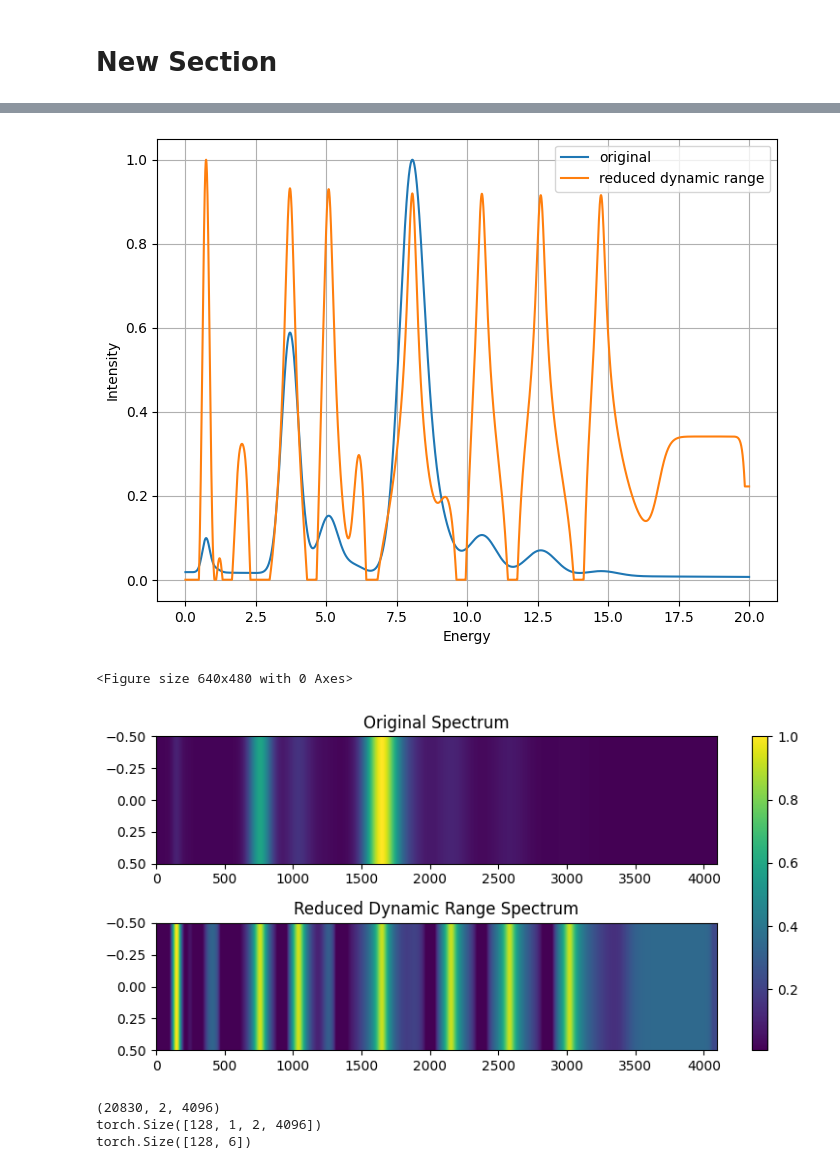
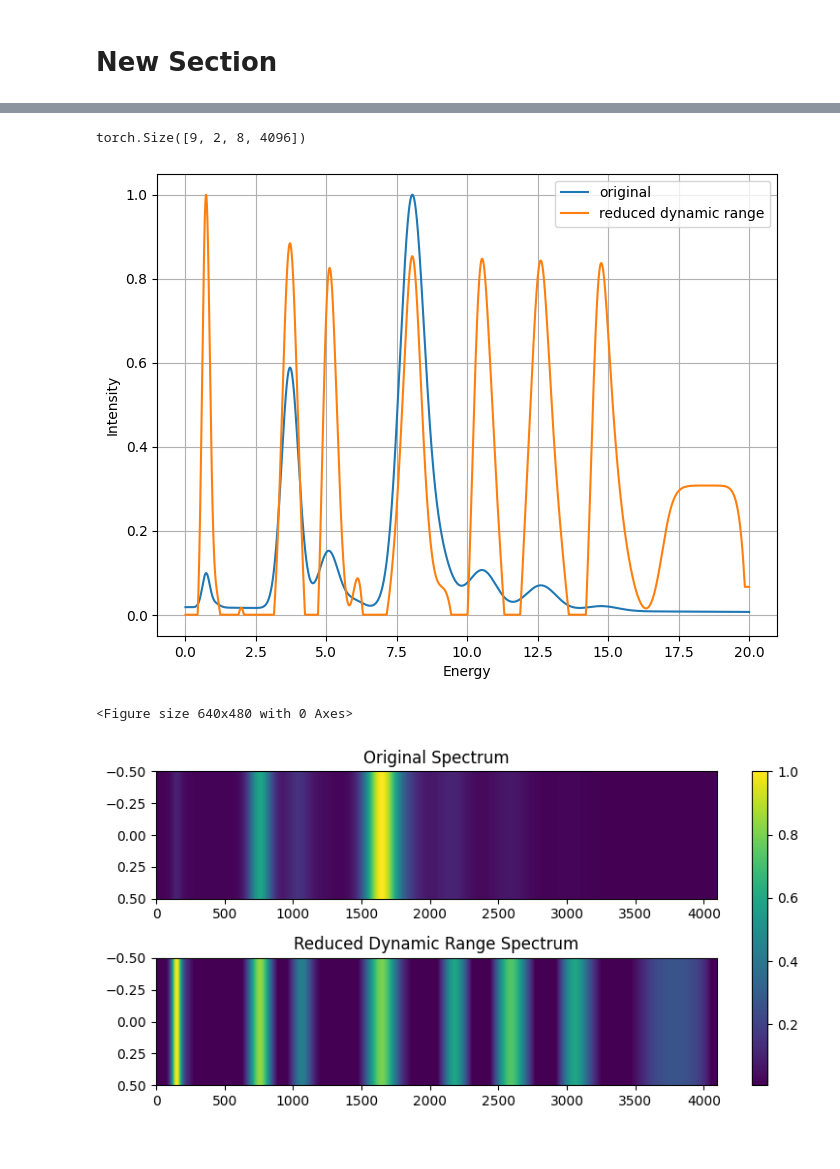
Before and after one commit to erzar0/masters-thesis, a Jupyter notebook: proof_of_concept_dev.ipynb, the cells around one changed output, grey strips where cells are left out. Drawn from its saved outputs; the diff is of its cells as text; code cells hidden in the pictures.

```diff
--- a/proof_of_concept_dev.ipynb
+++ b/proof_of_concept_dev.ipynb
@@ -467,77 +540,44 @@ class TransformerBlock(nn.Module):
+# %%
+for x_batch, y_batch in train_loader:
+    print(x_batch.shape)
+# %% [output]
+torch.Size([9, 2, 8, 4096])
 # %%
+
 energy_range = np.linspace(TrainDataGenerator.MIN_ENERGY, TrainDataGenerator.MAX_ENERGY, TrainDataGenerator.CHANNELS_COUNT)
 sample, target = TrainDataGenerator.generate_sample(energy_range
                                                     , selected_elements = ["ca", "cu", "pb"]
                                                     , element_percentages = [0.6, 1, 0.1]
                                                     , mu_err_global = 0
                                                     , mu_max_err = 0
                                                     , sigma_max_err = 0
                                                     , scale_sigma = 1
                                                     , set_percentages = False)
 
 plt.figure(figsize=(8, 6))
 plt.plot(energy_range, sample, label="original")
-plt.plot(energy_range, FeatureEnhancmentUtils.reduced_dynamic_range(sample, 32), label="reduced dynamic range")
+plt.plot(energy_range, FeatureEnhancmentUtils.reduced_dynamic_range(sample, 64), label="reduced dynamic range")
 plt.grid(True)
 plt.xlabel("Energy")
 plt.ylabel("Intensity")
 plt.legend()
 plt.savefig("spectra_plot.svg")
 
+
+
 plt.figure(2)
-
 fig, ax = plt.subplots(2, 1, figsize=(8, 4))
 
 im = ax[0].imshow(np.expand_dims(sample, axis=0), label="original", aspect="auto")
 ax[0].set_title('Original Spectrum')
 
-ax[1].imshow(np.expand_dims(FeatureEnhancmentUtils.reduced_dynamic_range(sample, 32), axis=0), label="original", aspect="auto")
+ax[1].imshow(np.expand_dims(FeatureEnhancmentUtils.reduced_dynamic_range(sample, 128), axis=0), label="original", aspect="auto")
 ax[1].set_title('Reduced Dynamic Range Spectrum')
 
 plt.tight_layout()
 plt.colorbar(im, ax=ax)
 plt.savefig("spectra_heatmaps.svg")
 # %% [output]
-[figure, old version]
+[figure, new version]
 <Figure size 640x480 with 0 Axes>
-[figure, old version]
+[figure, new version]
-# %%
-DEVICE = "cuda" if torch.cuda.is_available() else "cpu"
-BATCH_SIZE = 128
-
-X, y = TrainDataGenerator.generate_artificial_data(samples=25000, max_elements_per_sample=5, mu_max_err=0.0, mu_max_err_global=0.0, sigma_max_err=0.0, use_percentages=False, cache_element_samples=True, extended_features=True)
-print(X.shape)
-
-
-X_train, X_valid, y_train, y_valid = train_test_split(X, y, train_size=0.9, shuffle=True)
-train_loader = EvaluationUtils.create_dataloader(X_train, y_train, DEVICE, batch_size=BATCH_SIZE, shuffle=True)
-valid_loader = EvaluationUtils.create_dataloader(X_valid, y_valid, DEVICE, batch_size=BATCH_SIZE, shuffle=True)
-
-for X_batch, y_batch in train_loader:
-    print(X_batch.shape)
-    print(y_batch.shape)
-    break
-
-
-input_size = TrainDataGenerator.CHANNELS_COUNT
-num_classes = len(ElementLines.ELEMENT_LINES.keys())
-num_feature_vectors = 2
-patch_width = 16
-patch_size = (num_feature_vectors, patch_width)
-embed_dim = 64
-num_heads = 4
-num_layers = 6
-hidden_dim = 4 * embed_dim
-dropout_rate = 0.1
-
-model = VisionTransformer(input_size, patch_size, embed_dim, num_heads, num_classes, num_layers, hidden_dim, dropout_rate).to(DEVICE)
-
-pytorch_total_params = sum(p.numel() for p in model.parameters())
-
-# graph = draw_graph(model, input_size=(128, 1, 2, 4096), expand_nested=True, depth=1)
-# graphviz.set_jupyter_format('png')
-# graph.visual_graph
-# %% [output]
-(20830, 2, 4096)
-torch.Size([128, 1, 2, 4096])
-torch.Size([128, 6])
```
Also changed, not shown: parts of 14 cells of this notebook.
